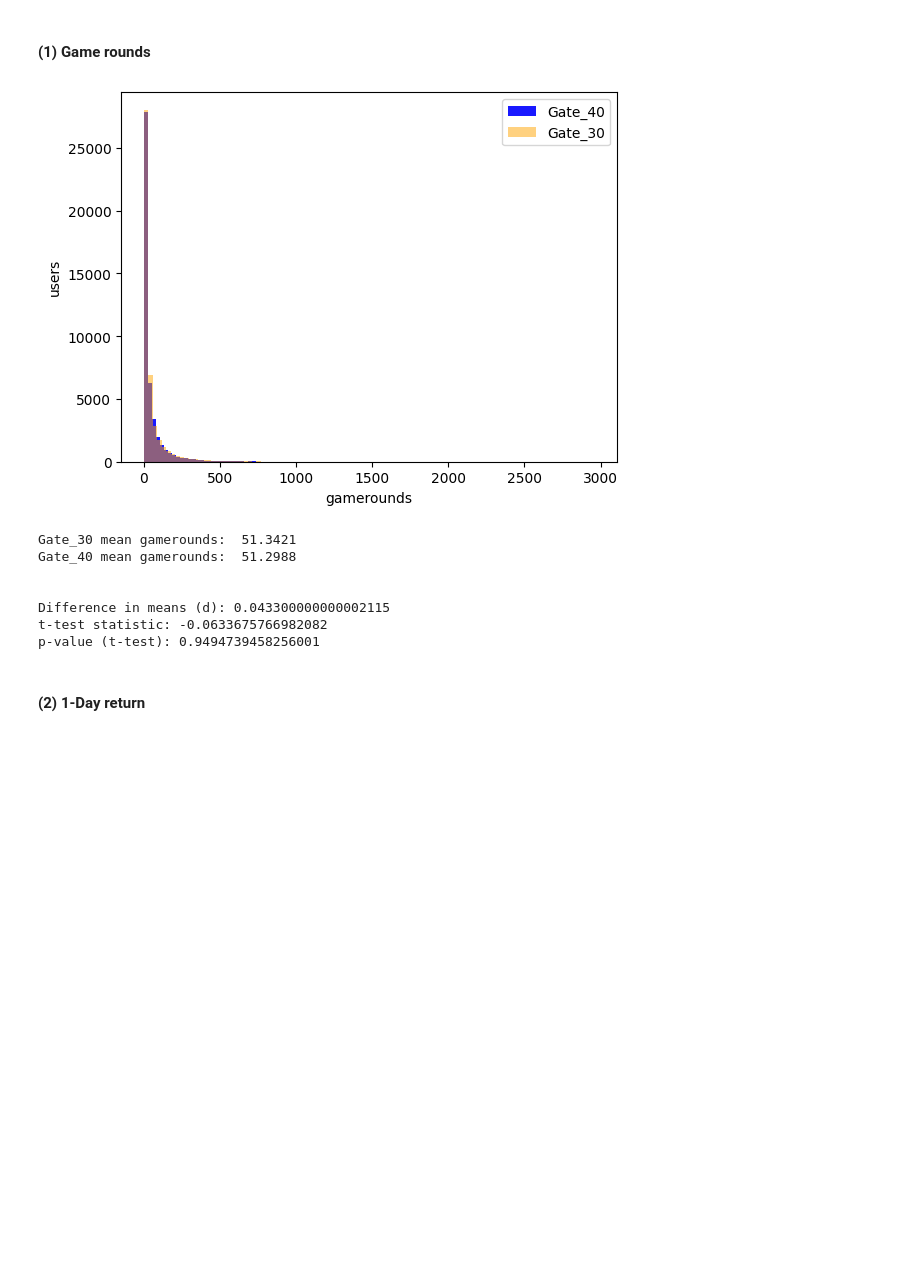
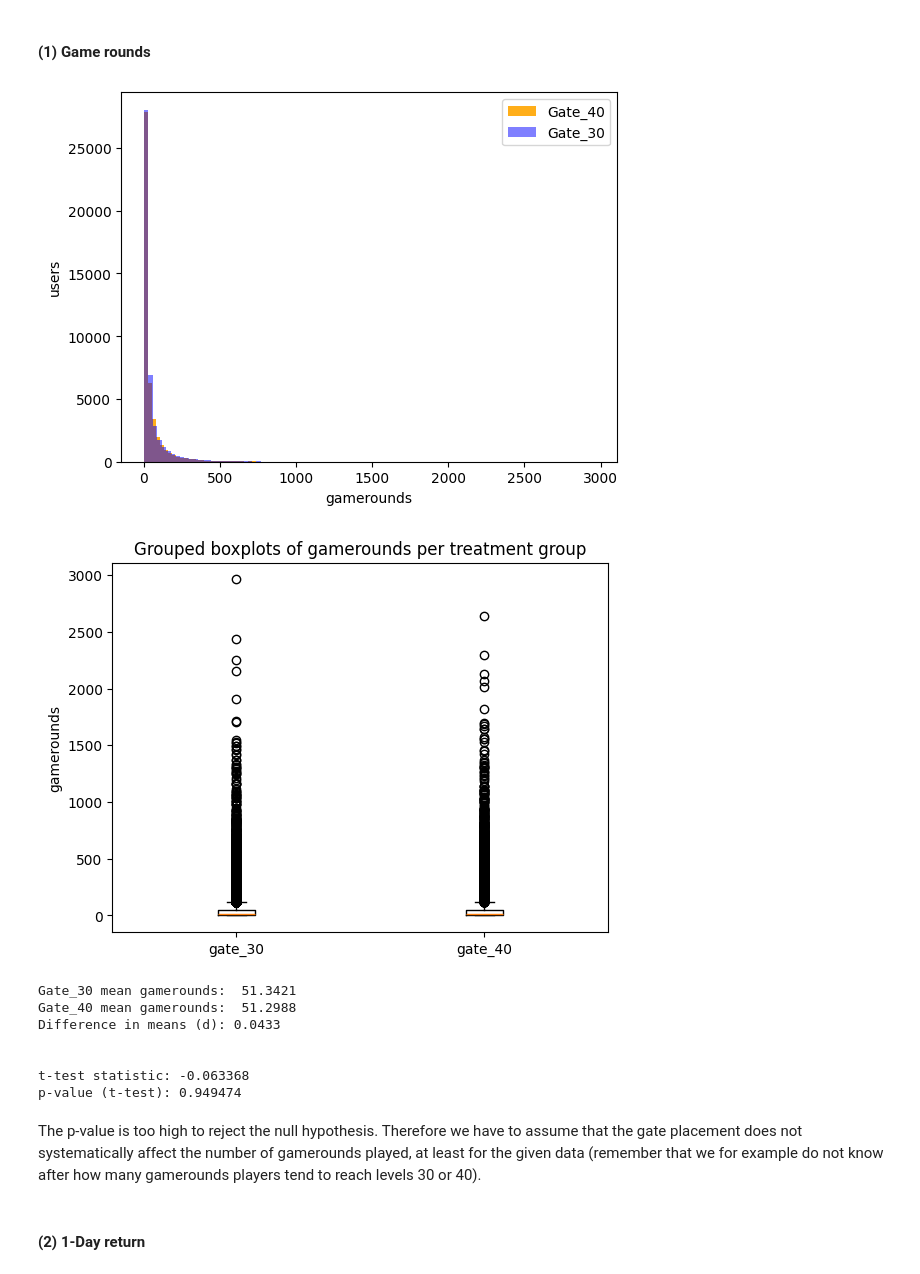
Before and after one commit to MargheritaPhilipp/causinf_upf, a Jupyter notebook: 1_AB_RCT_mph.ipynb, the cells around one changed output. Cells and saved outputs as stored; diff of their text form; code cells hidden in the pictures; blank space fills up the shorter version.

```diff
--- a/1_AB_RCT_mph.ipynb
+++ b/1_AB_RCT_mph.ipynb
@@ -139,43 +151,69 @@ Gate_40 (late): 45489 50.44 %
 # %% [markdown]
 #### (1) Game rounds
+# %%
+# first outcome definition: number of gamerounds played
+
+# visualise in histogram
+plt.hist(df_late['sum_gamerounds'], 100, alpha=0.9, color='orange', label='Gate_40')
+plt.hist(df_early['sum_gamerounds'], 100, alpha=0.5, color='blue', label='Gate_30')
+plt.legend(loc="upper right")
+plt.title("")
+plt.xlabel("gamerounds")
+plt.ylabel("users")
+plt.show()
+
+# quick check via box plots
+
+# separate boxplots - less helpful as will have different rages on axis
+# fig, axs = plt.subplots(1, 2, figsize=(15, 5))
+# axs[0].boxplot(df_early['sum_gamerounds'])
+# axs[0].set_xlabel('gate_30')
+# axs[0].set_ylabel('gamerounds')
+
+# axs[1].boxplot(df_late['sum_gamerounds'])
+# axs[1].set_xlabel('gate_40')
+# axs[1].set_ylabel('gamerounds')
+# plt.show()
+
+# grouped boxplots
+plt.boxplot([df_early['sum_gamerounds'], df_late['sum_gamerounds']],  tick_labels=['gate_30', 'gate_40'])
+plt.title('Grouped boxplots of gamerounds per treatment group')
+plt.ylabel('gamerounds')
+plt.show()
+# %% [output]
+[figure, added]
+[figure, added]
 # %%
-# first outcome definition: number of gamerounds played
-
-# visualise in histogram
-plt.hist(df_late['sum_gamerounds'], 100, alpha=0.9, color='blue', label='Gate_40')
-plt.hist(df_early['sum_gamerounds'], 100, alpha=0.5, color='orange', label='Gate_30')
-plt.legend(loc="upper right")
-plt.title("")
-plt.xlabel("gamerounds")
-plt.ylabel("users")
-plt.show()
-
 # compare means
 av_gr_late = round(np.mean(df_late['sum_gamerounds']), 4)
 av_gr_early = round(np.mean(df_early['sum_gamerounds']), 4)
+diff_gr = av_gr_early - av_gr_late
 
 print('Gate_30 mean gamerounds: ', av_gr_early)
 print('Gate_40 mean gamerounds: ', av_gr_late)
+print(f"Difference in means (d): {round(diff_gr,5)}")
 print('\n')
 
-# Find the difference from the latest run
-diff_gr = av_gr_early - av_gr_late
+
 
 # Perform a t-test - for independent samples of scores
+'''
+    default parameters for ttest_ind: (a, b, *, axis=0, equal_var=True, nan_policy='propagate', permutations=None, random_state=None, alternative='two-sided', trim=0, method=None, keepdims=False)
+'''
 t_stat, p_value_ttest = ttest_ind(df_late['sum_gamerounds'], df_early['sum_gamerounds'])
 
 # Display results
-print(f"Difference in means (d): {diff_gr}")
-print(f"t-test statistic: {t_stat}")
-print(f"p-value (t-test): {p_value_ttest}")
+print(f"t-test statistic: {round(t_stat,6)}")
+print(f"p-value (t-test): {round(p_value_ttest,6)}")
 # %% [output]
-[figure, removed]
 Gate_30 mean gamerounds:  51.3421
 Gate_40 mean gamerounds:  51.2988
+Difference in means (d): 0.0433
 
 
-Difference in means (d): 0.043300000000002115
-t-test statistic: -0.0633675766982082
-p-value (t-test): 0.9494739458256001
+t-test statistic: -0.063368
+p-value (t-test): 0.949474
+# %% [markdown]
+The p-value is too high to reject the null hypothesis. Therefore we have to assume that the gate placement does not systematically affect the number of gamerounds played, at least for the given data (remember that we for example do not know after how many gamerounds players tend to reach levels 30 or 40).
 # %% [markdown]
 #### (2) 1-Day return
```
Also changed, not shown: parts of 15 cells of this notebook.
